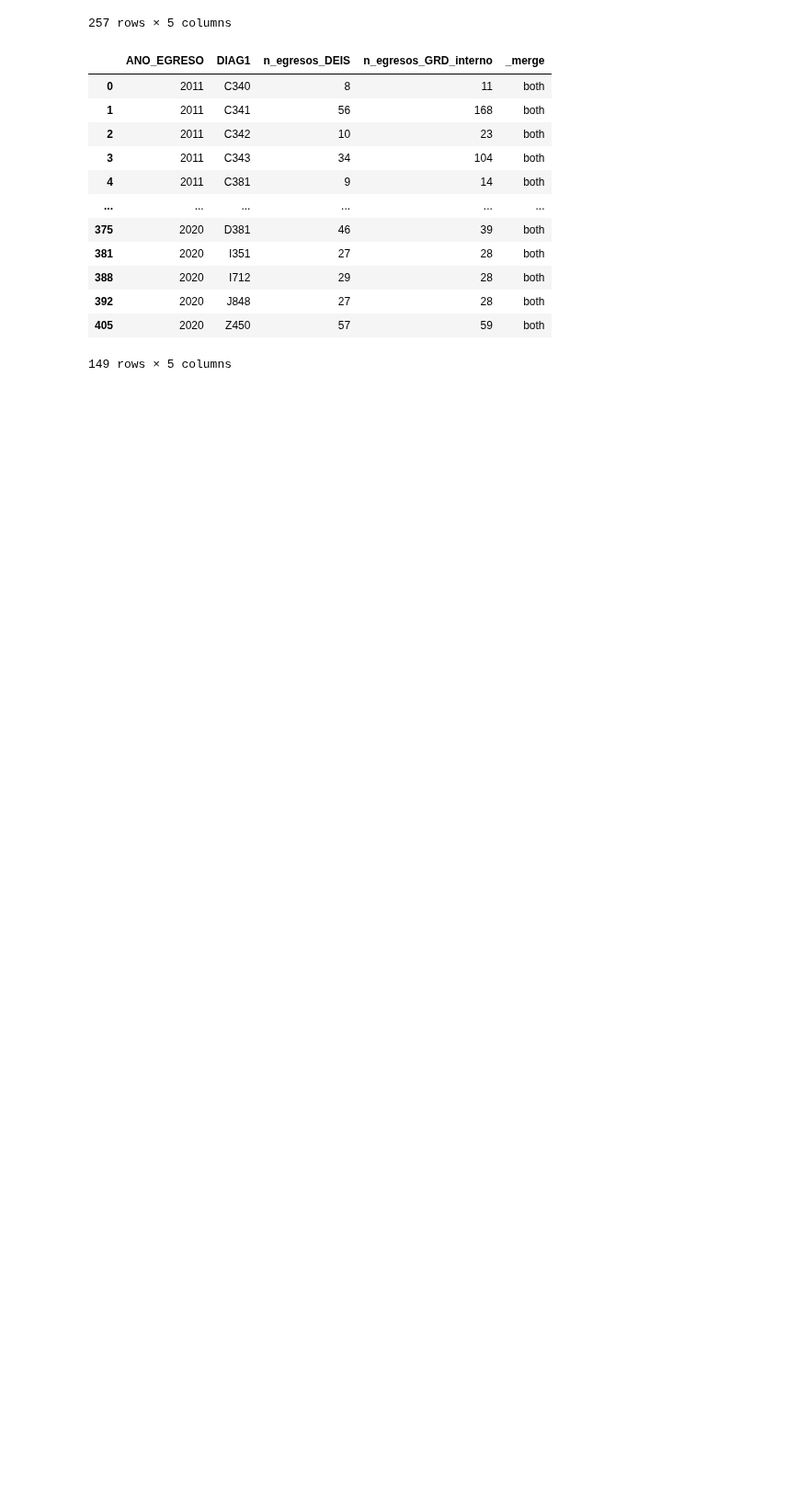
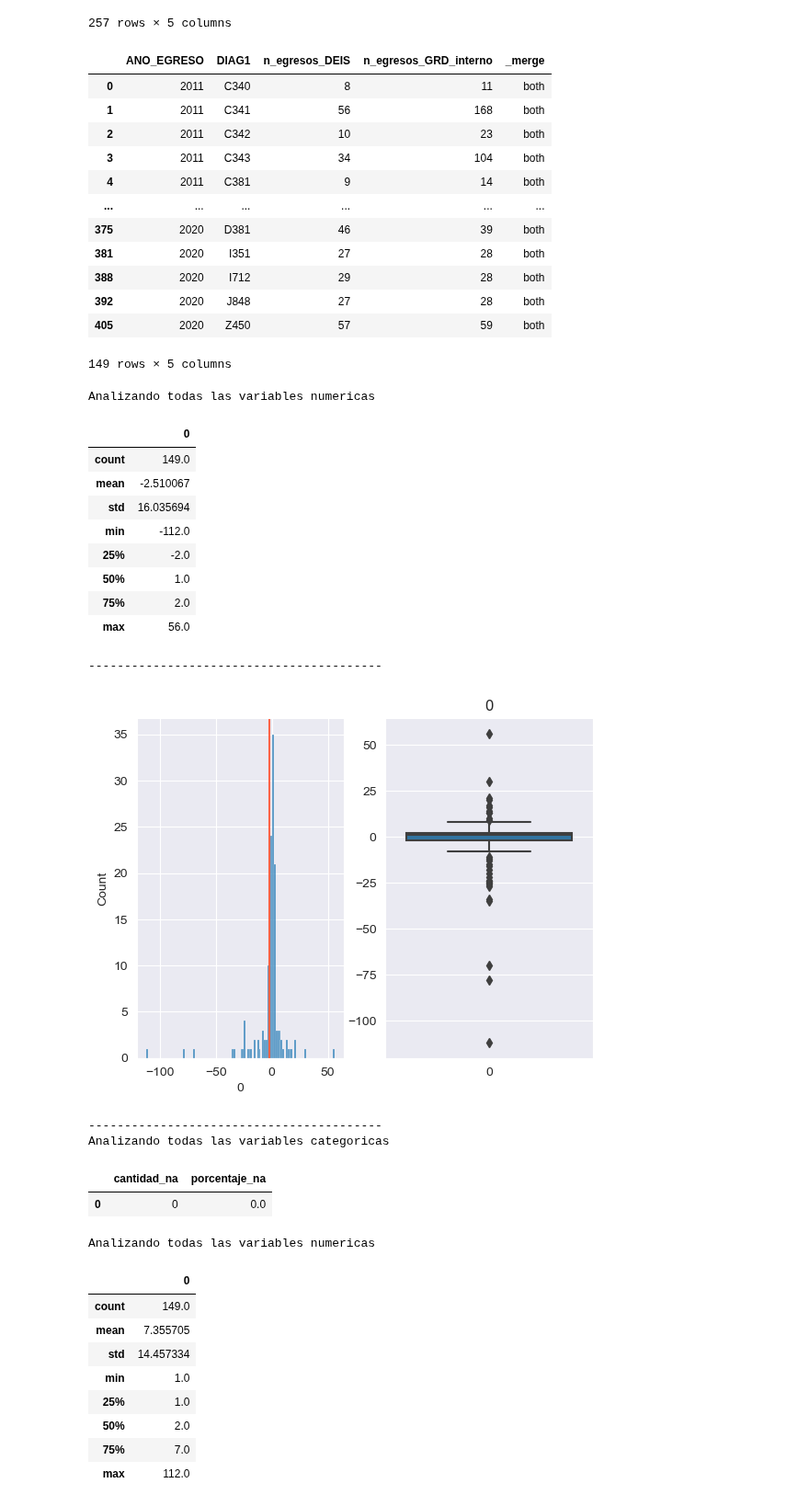
Before and after one commit to JavierRojas14/egresos-hospitalarios, a Jupyter notebook: analisis_base_de_datos.ipynb, the cells around one changed output. Shown at 92% size. Drawn from its saved outputs; the diff is of its cells as text; code cells hidden in the pictures; blank space fills up the shorter version.

Commit message:
Describe diferencias

```diff
--- a/analisis_base_de_datos.ipynb
+++ b/analisis_base_de_datos.ipynb
@@ -275,3 +275,36 @@ diferencias_deis_grd
 | 392 | 2020 | J848 | 27 | 28 | both |
 | 405 | 2020 | Z450 | 57 | 59 | both |
 149 rows × 5 columns
+# %%
+diferencias = diferencias_deis_grd['n_egresos_DEIS'] - diferencias_deis_grd['n_egresos_GRD_interno']
+diferencias_abs = abs(diferencias)
+# %%
+aux.analizar_distribucion_y_faltantes_variables(diferencias.to_frame())
+aux.analizar_distribucion_y_faltantes_variables(diferencias_abs.to_frame())
+# %% [output]
+Analizando todas las variables numericas
+|  | 0 |
+| count | 149.0 |
+| mean | -2.510067 |
+| std | 16.035694 |
+| min | -112.0 |
+| 25% | -2.0 |
+| 50% | 1.0 |
+| 75% | 2.0 |
+| max | 56.0 |
+-----------------------------------------
+[figure, added]
+-----------------------------------------
+Analizando todas las variables categoricas
+|  | cantidad_na | porcentaje_na |
+| 0 | 0 | 0.0 |
+Analizando todas las variables numericas
+|  | 0 |
+| count | 149.0 |
+| mean | 7.355705 |
+| std | 14.457334 |
+| min | 1.0 |
+| 25% | 1.0 |
+| 50% | 2.0 |
+| 75% | 7.0 |
+| max | 112.0 |
```
Also changed, not shown: parts of 2 cells of this notebook.
